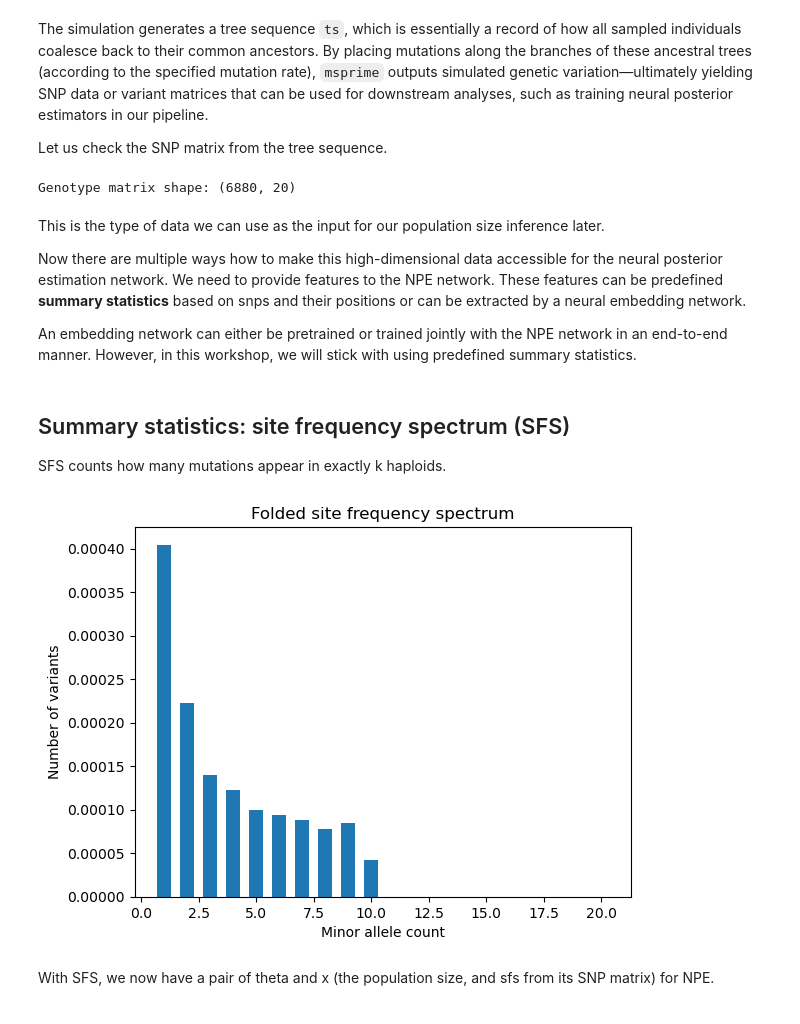
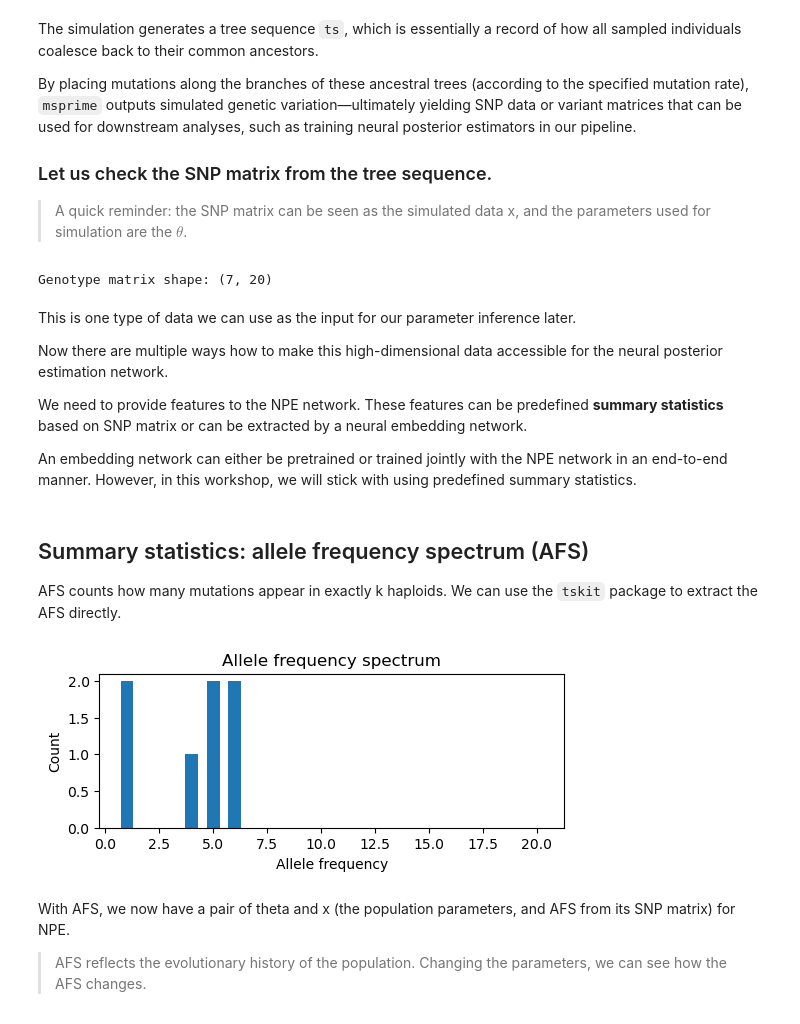
Before and after one commit to ningyuxin1999/SBI-workshop-Legend2025, a Jupyter notebook: notebooks/2_data_simulation_msprime.ipynb, the cells around one changed output. Cells and saved outputs as stored; diff of their text form; code cells hidden in the pictures.

Commit message:
msprime

```diff
--- a/notebooks/2_data_simulation_msprime.ipynb
+++ b/notebooks/2_data_simulation_msprime.ipynb
@@ -34,0 +24,22 @@ Tree sequence has 6880 segregating sites and 5784 trees.
+# %%
+# Demography: constant population
+# an example of setting up a simple demography
+sequence_length = 50000
+ne = 100
+mutation_rate = 1e-7
+recombination_rate = 1e-8
+samples = 10  # number of diploid individuals
+
+demography = msprime.Demography()
+demography.add_population(initial_size=ne)
+
+# Simulate ancestry and mutations
+ts_anc = msprime.sim_ancestry(samples=samples,
+                            recombination_rate=recombination_rate,
+                            sequence_length=sequence_length,
+                            demography=demography)
+
+ts = msprime.sim_mutations(ts_anc, rate=mutation_rate)
+# msprime simulates the ancestry and mutations separately
+
+print('Tree sequence has', ts.num_sites, 'segregating sites and', ts.num_trees, 'trees.')
@@ -35,9 +71,13 @@ Tree sequence has 6880 segregating sites and 5784 trees.
 # %% [markdown]
-The simulation generates a tree sequence `ts`, which is essentially a record of how all sampled individuals coalesce back to their common ancestors. By placing mutations along the branches of these ancestral trees (according to the specified mutation rate), `msprime` outputs simulated genetic variation—ultimately yielding SNP data or variant matrices that can be used for downstream analyses, such as training neural posterior estimators in our pipeline.
+The simulation generates a tree sequence `ts`, which is essentially a record of how all sampled individuals coalesce back to their common ancestors.
 
-Let us check the SNP matrix from the tree sequence.
+By placing mutations along the branches of these ancestral trees (according to the specified mutation rate), `msprime` outputs simulated genetic variation—ultimately yielding SNP data or variant matrices that can be used for downstream analyses, such as training neural posterior estimators in our pipeline.
+
+### Let us check the SNP matrix from the tree sequence.
+
+> A quick reminder: the SNP matrix can be seen as the simulated data x, and the parameters used for simulation are the $\theta$.
 # %%
 genotypes = ts.genotype_matrix()  # Shape: (n_variants, n_samples)
 print('Genotype matrix shape:', genotypes.shape)
 # %% [output]
-Genotype matrix shape: (6880, 20)
+Genotype matrix shape: (7, 20)
@@ -46,22 +84,28 @@ Genotype matrix shape: (6880, 20)
 # %% [markdown]
-This is the type of data we can use as the input for our population size inference later.
+This is one type of data we can use as the input for our parameter inference later.
 
-Now there are multiple ways how to make this high-dimensional data accessible for the neural posterior estimation network. We need to provide features to the NPE network. These features can be predefined **summary statistics** based on snps and their positions or can be extracted by a neural embedding network.
+Now there are multiple ways how to make this high-dimensional data accessible for the neural posterior estimation network.
+
+We need to provide features to the NPE network. These features can be predefined **summary statistics** based on SNP matrix or can be extracted by a neural embedding network.
 
 An embedding network can either be pretrained or trained jointly with the NPE network in an end-to-end manner. However, in this workshop, we will stick with using predefined summary statistics.
 # %% [markdown]
-## Summary statistics: site frequency spectrum (SFS)
-SFS counts how many mutations appear in exactly k haploids.
+## Summary statistics: allele frequency spectrum (AFS)
+AFS counts how many mutations appear in exactly k haploids. We can use the `tskit` package to extract the AFS directly.
 # %%
 # Compute and plot the folded SFS
-sfs = ts.allele_frequency_spectrum()
+sfs = ts.allele_frequency_spectrum(span_normalise=False)
 freqs = np.arange(1, len(sfs))
+
+plt.figure(figsize=(6, 2))
 plt.bar(freqs, sfs[1:], width=0.6)
-plt.xlabel('Minor allele count')
-plt.ylabel('Number of variants')
-plt.title('Folded site frequency spectrum')
+plt.xlabel('Allele frequency')
+plt.ylabel('Count')
+plt.title('Allele frequency spectrum')
 plt.show()
 # %% [output]
-[figure, old version]
+[figure, new version]
 # %% [markdown]
-With SFS, we now have a pair of theta and x (the population size, and sfs from its SNP matrix) for NPE.
+With AFS, we now have a pair of theta and x (the population parameters, and AFS from its SNP matrix) for NPE.
+
+> AFS reflects the evolutionary history of the population. Changing the parameters, we can see how the AFS changes.
```
Also changed, not shown: parts of 11 cells of this notebook.
